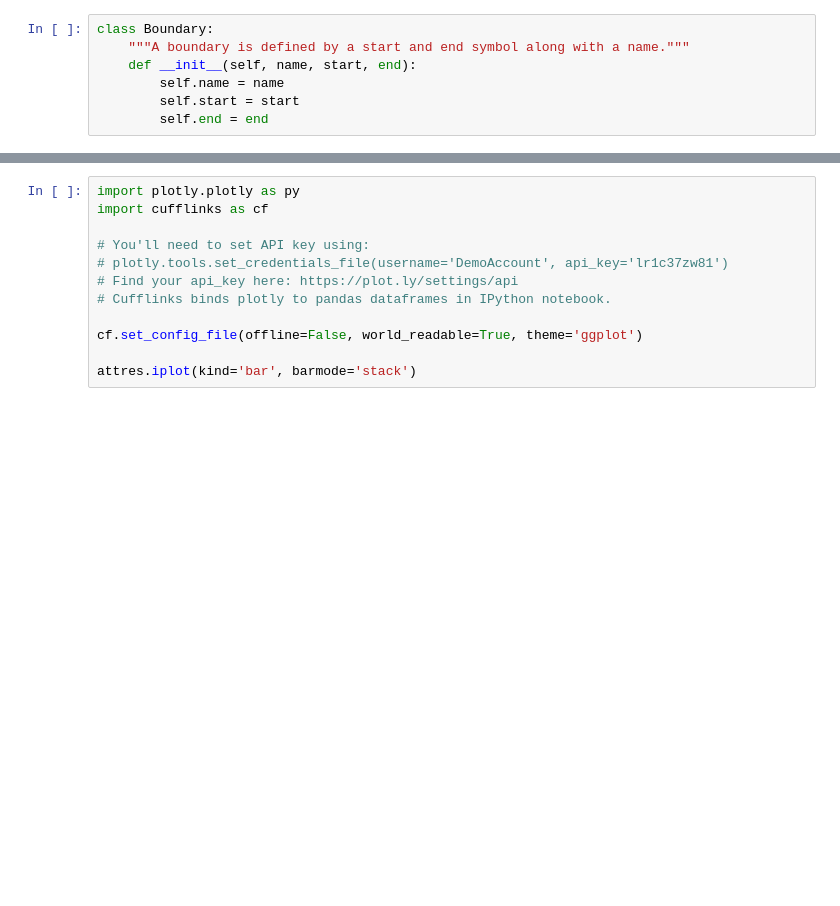
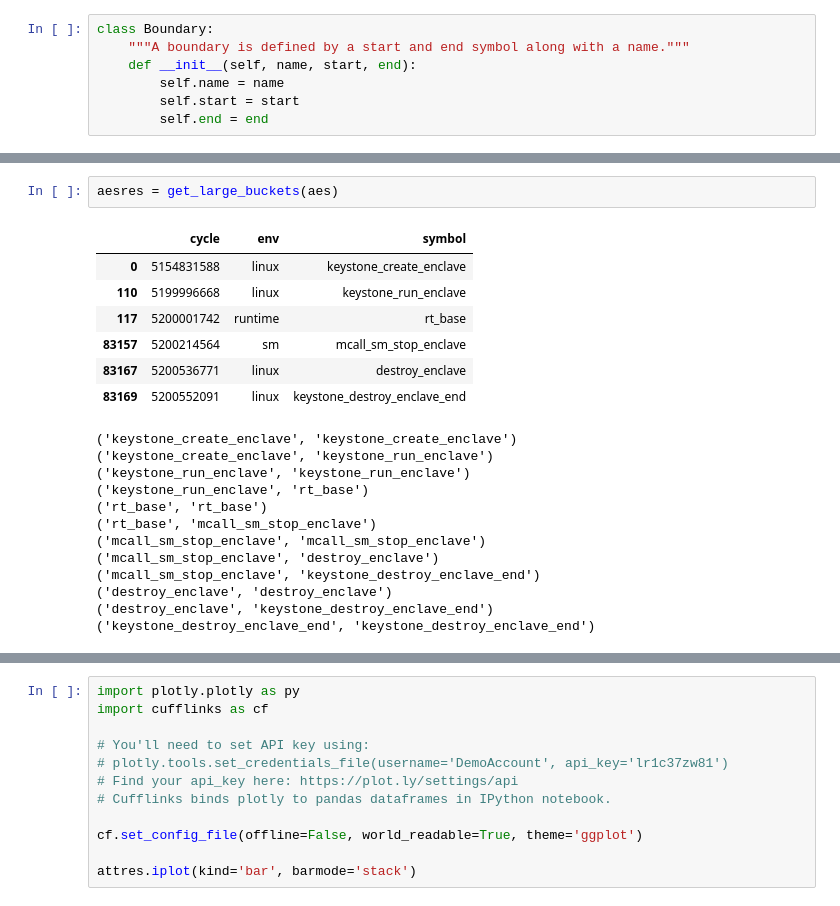
Before and after one commit to keystone-enclave/benchmarks, a Jupyter notebook: benchmark-analysis.ipynb, the cells around one changed output, grey strips where cells are left out. Cells and saved outputs as stored; diff of their text form; blank space fills up the shorter version.

```diff
--- a/benchmark-analysis.ipynb
+++ b/benchmark-analysis.ipynb
@@ -91 +193,23 @@ def data_pipeline(data):
+# %%
+aesres = get_large_buckets(aes)
+# %% [output]
+|  | cycle | env | symbol |
+| 0 | 5154831588 | linux | keystone_create_enclave |
+| 110 | 5199996668 | linux | keystone_run_enclave |
+| 117 | 5200001742 | runtime | rt_base |
+| 83157 | 5200214564 | sm | mcall_sm_stop_enclave |
+| 83167 | 5200536771 | linux | destroy_enclave |
+| 83169 | 5200552091 | linux | keystone_destroy_enclave_end |
+('keystone_create_enclave', 'keystone_create_enclave')
+('keystone_create_enclave', 'keystone_run_enclave')
+('keystone_run_enclave', 'keystone_run_enclave')
+('keystone_run_enclave', 'rt_base')
+('rt_base', 'rt_base')
+('rt_base', 'mcall_sm_stop_enclave')
+('mcall_sm_stop_enclave', 'mcall_sm_stop_enclave')
+('mcall_sm_stop_enclave', 'destroy_enclave')
+('mcall_sm_stop_enclave', 'keystone_destroy_enclave_end')
+('destroy_enclave', 'destroy_enclave')
+('destroy_enclave', 'keystone_destroy_enclave_end')
+('keystone_destroy_enclave_end', 'keystone_destroy_enclave_end')
 # %%
```
Also changed, not shown: parts of 8 cells of this notebook, 8 other files.
